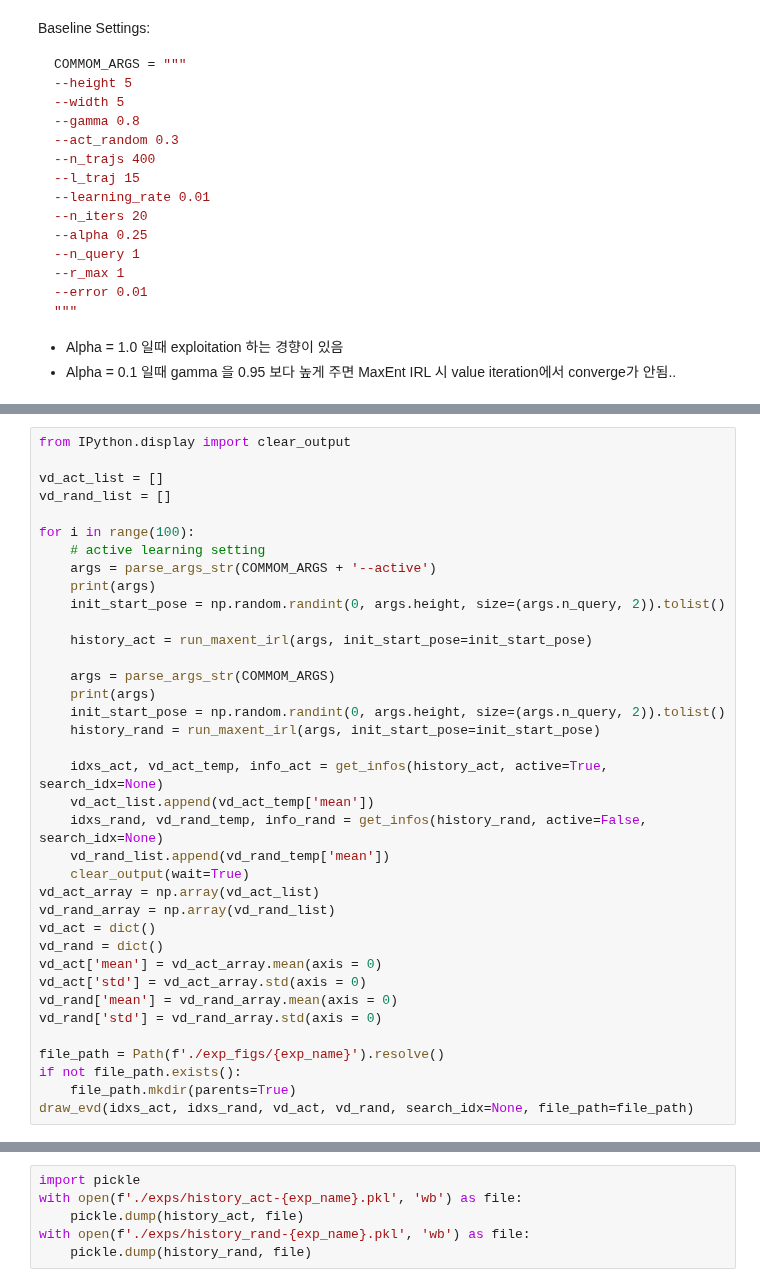
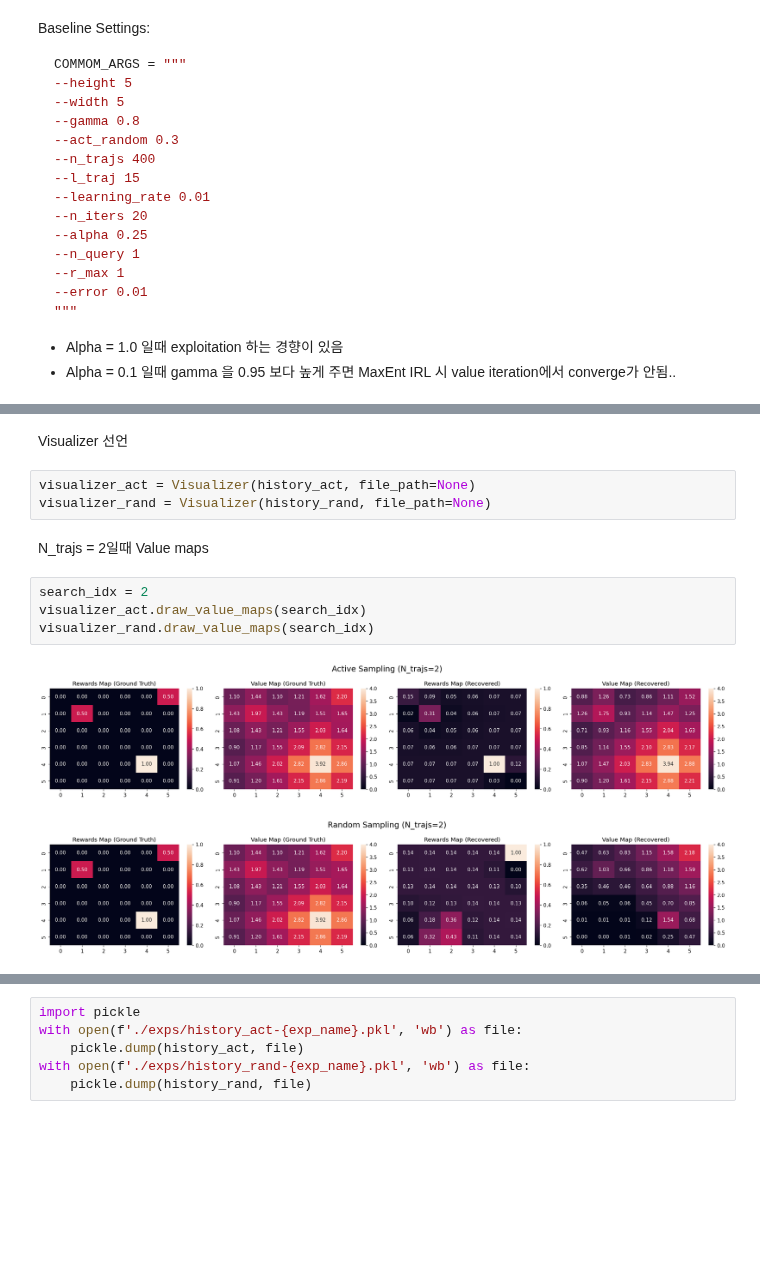
Before and after one commit to simonjisu/rl_2023spring, a Jupyter notebook: test.ipynb, the cells around one changed output, grey strips where cells are left out. Drawn from its saved outputs; the diff is of its cells as text; blank space fills up the shorter version.

```diff
--- a/test.ipynb
+++ b/test.ipynb
@@ -129,37 +146,0 @@ history_rand = run_maxent_irl(args, init_start_pose=init_start_pose)
-# %%
-from IPython.display import clear_output
-
-vd_act_list = []
-vd_rand_list = []
-
-for i in range(100):
-    # active learning setting
-    args = parse_args_str(COMMOM_ARGS + '--active')
-    print(args)
-    init_start_pose = np.random.randint(0, args.height, size=(args.n_query, 2)).tolist()
-
-    history_act = run_maxent_irl(args, init_start_pose=init_start_pose)
-
-    args = parse_args_str(COMMOM_ARGS)
-    print(args)
-    init_start_pose = np.random.randint(0, args.height, size=(args.n_query, 2)).tolist()
-    history_rand = run_maxent_irl(args, init_start_pose=init_start_pose)
-
-    idxs_act, vd_act_temp, info_act = get_infos(history_act, active=True, search_idx=None)
-    vd_act_list.append(vd_act_temp['mean'])
-    idxs_rand, vd_rand_temp, info_rand = get_infos(history_rand, active=False, search_idx=None)
-    vd_rand_list.append(vd_rand_temp['mean'])
-    clear_output(wait=True)
-vd_act_array = np.array(vd_act_list)
-vd_rand_array = np.array(vd_rand_list)
-vd_act = dict()
-vd_rand = dict()
-vd_act['mean'] = vd_act_array.mean(axis = 0)
-vd_act['std'] = vd_act_array.std(axis = 0)
-vd_rand['mean'] = vd_rand_array.mean(axis = 0)
-vd_rand['std'] = vd_rand_array.std(axis = 0)
-
-file_path = Path(f'./exp_figs/{exp_name}').resolve()
-if not file_path.exists():
-    file_path.mkdir(parents=True)
-draw_evd(idxs_act, idxs_rand, vd_act, vd_rand, search_idx=None, file_path=file_path)
@@ -184,0 +147,14 @@ KeyboardInterrupt:
+# %% [markdown]
+Visualizer 선언
+# %%
+visualizer_act = Visualizer(history_act, file_path=None)
+visualizer_rand = Visualizer(history_rand, file_path=None)
+# %% [markdown]
+N_trajs = 2일때 Value maps
+# %%
+search_idx = 2
+visualizer_act.draw_value_maps(search_idx)
+visualizer_rand.draw_value_maps(search_idx)
+# %% [output]
+[figure, added]
+[figure, added]
```
Also changed, not shown: parts of 17 cells of this notebook, 12 other files.
